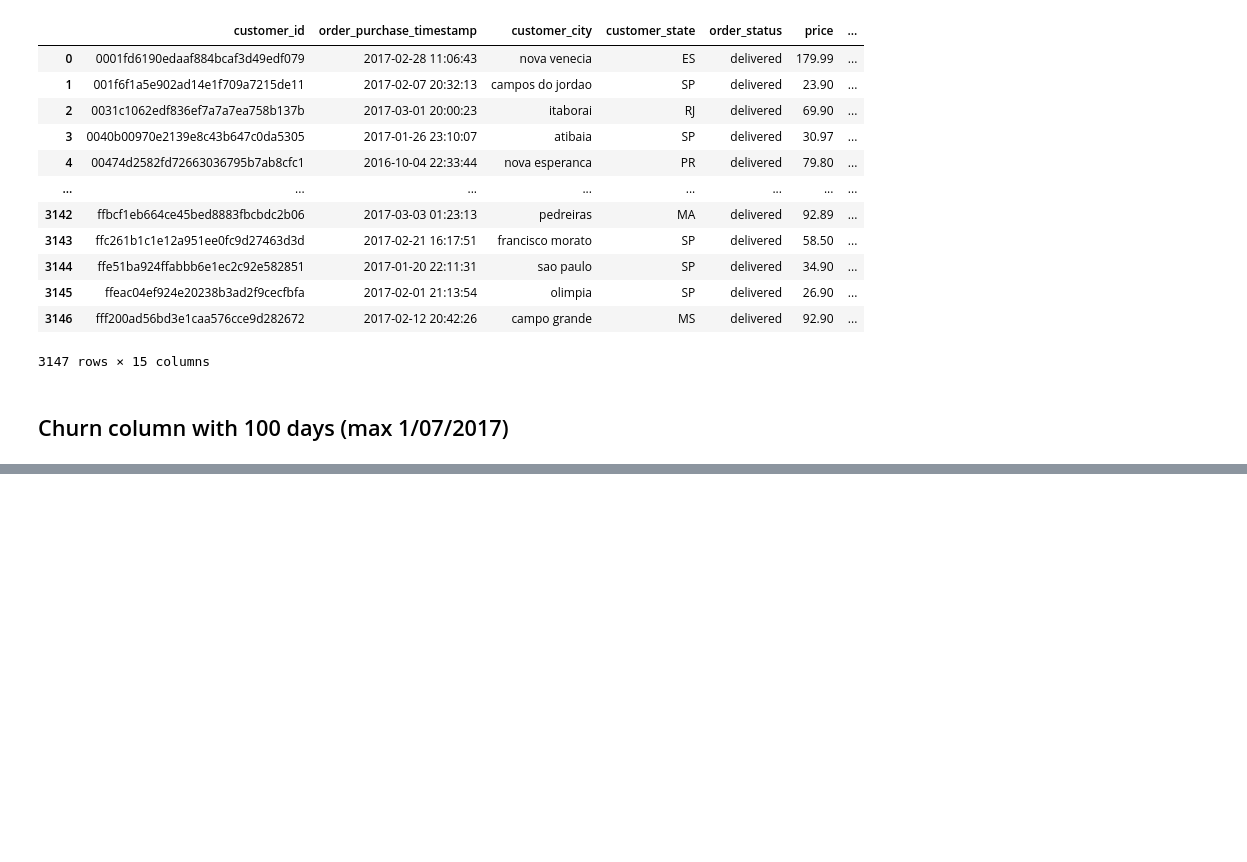
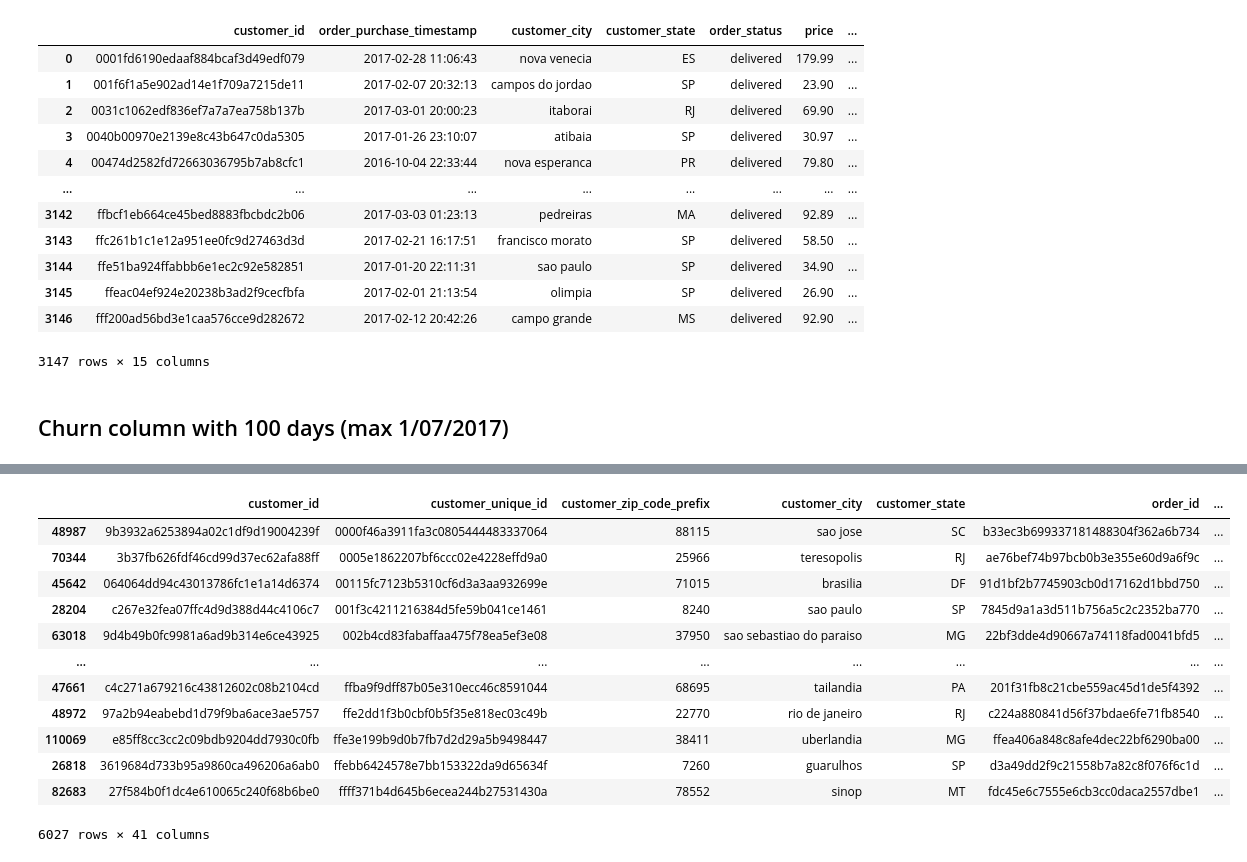
Before and after one commit to SilvanaKoga/tfm-uned-churn, a Jupyter notebook: Notebooks/Merge.ipynb, the cells around one changed output, grey strips where cells are left out. Saved outputs shown, nothing was run; the diff lists cells and outputs as text; code cells hidden in the pictures; blank space fills up the shorter version.

```diff
--- a/Notebooks/Merge.ipynb
+++ b/Notebooks/Merge.ipynb
@@ -606,3 +598,9 @@ dataset_90_df
 dataset_90_df.to_csv(r"C:\Users\Hallen\Documents\mis_cosas\silvana\master\tfm-uned-churn\Data\churn_90_dataset.csv", index=False)
 # %% [markdown]
 ## Churn column with 100 days (max 1/07/2017)
+# %%
+CHURN_DAYS = 100
+# %%
+start_date_100 = olist_df["order_purchase_timestamp"].min()
+
+start_date_100
@@ -608,0 +609,4 @@ dataset_90_df.to_csv(r"C:\Users\Hallen\Documents\mis_cosas\silvana\master\tfm-un
+# %%
+one_hundred_days_later = start_date_100 + pd.Timedelta(days= CHURN_DAYS)
+
+one_hundred_days_later
@@ -608,0 +615,4 @@ dataset_90_df.to_csv(r"C:\Users\Hallen\Documents\mis_cosas\silvana\master\tfm-un
+# %%
+end_date = one_hundred_days_later + pd.Timedelta(days= CHURN_DAYS)
+
+end_date
@@ -608,0 +621,18 @@ dataset_90_df.to_csv(r"C:\Users\Hallen\Documents\mis_cosas\silvana\master\tfm-un
+# %%
+obs_100_df = olist_df[(olist_df["order_purchase_timestamp"]>= start_date_100) & (olist_df["order_purchase_timestamp"] < end_date)]
+
+obs_100_df
+# %% [output]
+|  | customer_id | customer_unique_id | customer_zip_code_prefix | customer_city | customer_state | order_id | ... |
+| 48987 | 9b3932a6253894a02c1df9d19004239f | 0000f46a3911fa3c0805444483337064 | 88115 | sao jose | SC | b33ec3b699337181488304f362a6b734 | ... |
+| 70344 | 3b37fb626fdf46cd99d37ec62afa88ff | 0005e1862207bf6ccc02e4228effd9a0 | 25966 | teresopolis | RJ | ae76bef74b97bcb0b3e355e60d9a6f9c | ... |
+| 45642 | 064064dd94c43013786fc1e1a14d6374 | 00115fc7123b5310cf6d3a3aa932699e | 71015 | brasilia | DF | 91d1bf2b7745903cb0d17162d1bbd750 | ... |
+| 28204 | c267e32fea07ffc4d9d388d44c4106c7 | 001f3c4211216384d5fe59b041ce1461 | 8240 | sao paulo | SP | 7845d9a1a3d511b756a5c2c2352ba770 | ... |
+| 63018 | 9d4b49b0fc9981a6ad9b314e6ce43925 | 002b4cd83fabaffaa475f78ea5ef3e08 | 37950 | sao sebastiao do paraiso | MG | 22bf3dde4d90667a74118fad0041bfd5 | ... |
+| ... | ... | ... | ... | ... | ... | ... | ... |
+| 47661 | c4c271a679216c43812602c08b2104cd | ffba9f9dff87b05e310ecc46c8591044 | 68695 | tailandia | PA | 201f31fb8c21cbe559ac45d1de5f4392 | ... |
+| 48972 | 97a2b94eabebd1d79f9ba6ace3ae5757 | ffe2dd1f3b0cbf0b5f35e818ec03c49b | 22770 | rio de janeiro | RJ | c224a880841d56f37bdae6fe71fb8540 | ... |
+| 110069 | e85ff8cc3cc2c09bdb9204dd7930c0fb | ffe3e199b9d0b7fb7d2d29a5b9498447 | 38411 | uberlandia | MG | ffea406a848c8afe4dec22bf6290ba00 | ... |
+| 26818 | 3619684d733b95a9860ca496206a6ab0 | ffebb6424578e7bb153322da9d65634f | 7260 | guarulhos | SP | d3a49dd2f9c21558b7a82c8f076f6c1d | ... |
+| 82683 | 27f584b0f1dc4e610065c240f68b6be0 | ffff371b4d645b6ecea244b27531430a | 78552 | sinop | MT | fdc45e6c7555e6cb3cc0daca2557dbe1 | ... |
+6027 rows × 41 columns
```
Also changed, not shown: parts of 20 cells of this notebook.
